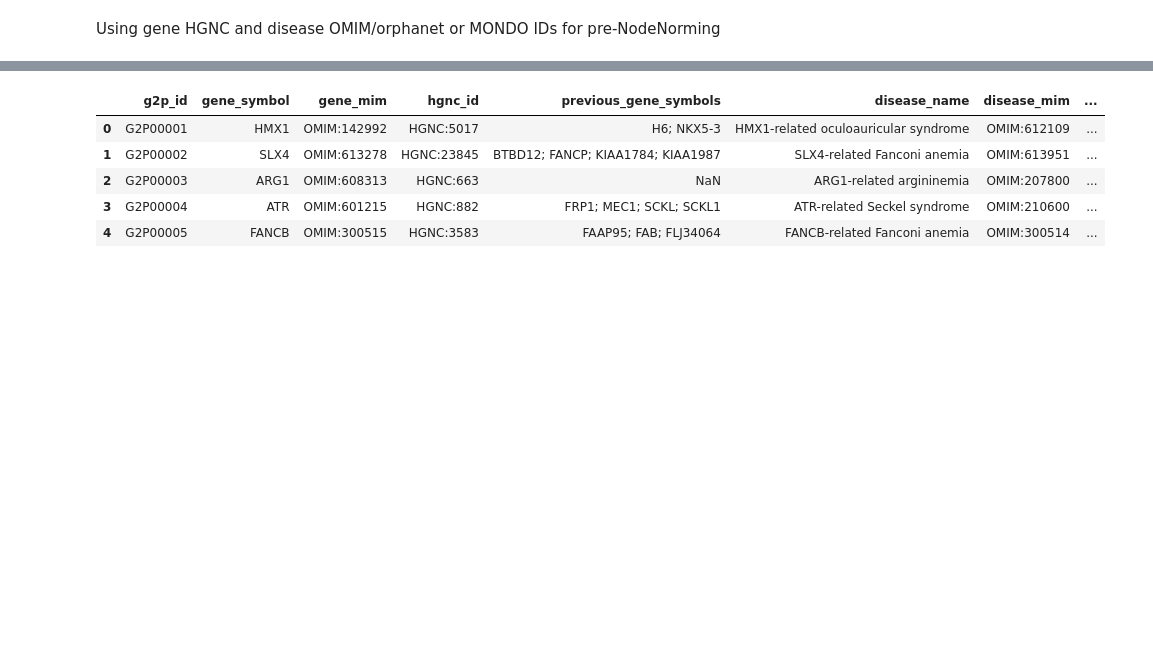
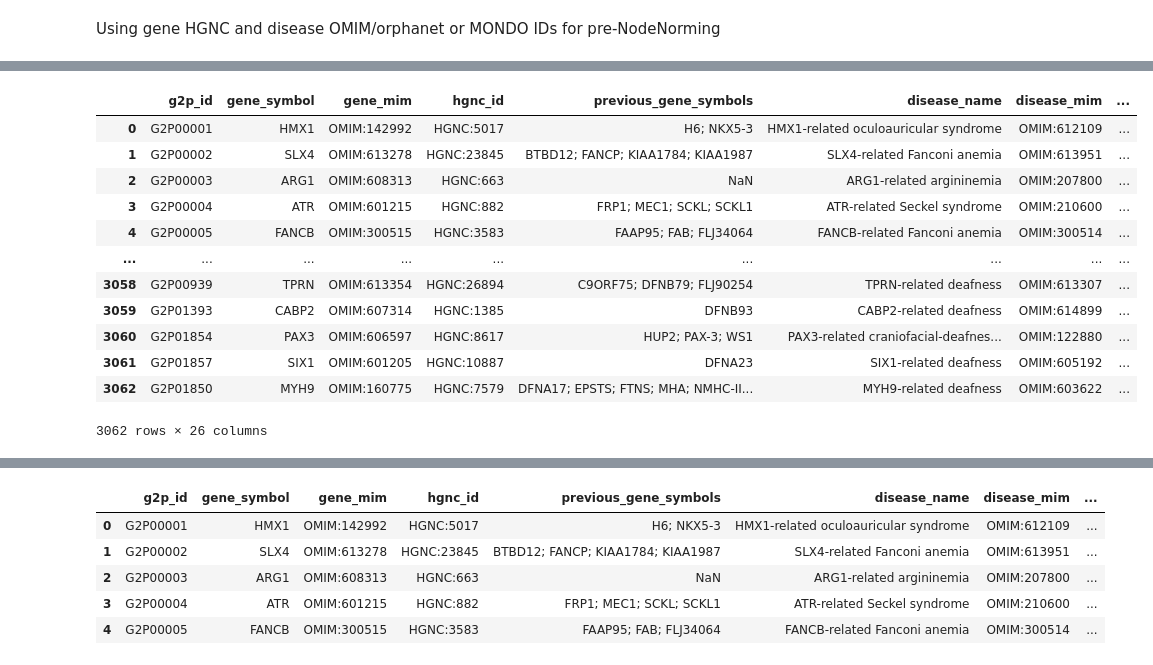
Before and after one commit to NCATSTranslator/translator-ingests, a Jupyter notebook: src/translator_ingest/ingests/gene2phenotype/parser-writing.ipynb, the cells around one changed output, grey strips where cells are left out. Cells and saved outputs as stored; diff of their text form; code cells hidden in the pictures; blank space fills up the shorter version.

```diff
--- a/src/translator_ingest/ingests/gene2phenotype/parser-writing.ipynb
+++ b/src/translator_ingest/ingests/gene2phenotype/parser-writing.ipynb
@@ -1523 +1563,5 @@ no ID rows: 229
 True
+# %%
+df.dropna(subset="disease_original_id", inplace=True, ignore_index=True)
+# %%
+df = df[~ (df["disease_mim"] == "OMIM:188400")]
@@ -1523,0 +1588,16 @@ True
+# %%
+df
+# %% [output]
+|  | g2p_id | gene_symbol | gene_mim | hgnc_id | previous_gene_symbols | disease_name | disease_mim | ... |
+| 0 | G2P00001 | HMX1 | OMIM:142992 | HGNC:5017 | H6; NKX5-3 | HMX1-related oculoauricular syndrome | OMIM:612109 | ... |
+| 1 | G2P00002 | SLX4 | OMIM:613278 | HGNC:23845 | BTBD12; FANCP; KIAA1784; KIAA1987 | SLX4-related Fanconi anemia | OMIM:613951 | ... |
+| 2 | G2P00003 | ARG1 | OMIM:608313 | HGNC:663 | NaN | ARG1-related argininemia | OMIM:207800 | ... |
+| 3 | G2P00004 | ATR | OMIM:601215 | HGNC:882 | FRP1; MEC1; SCKL; SCKL1 | ATR-related Seckel syndrome | OMIM:210600 | ... |
+| 4 | G2P00005 | FANCB | OMIM:300515 | HGNC:3583 | FAAP95; FAB; FLJ34064 | FANCB-related Fanconi anemia | OMIM:300514 | ... |
+| ... | ... | ... | ... | ... | ... | ... | ... | ... |
+| 3058 | G2P00939 | TPRN | OMIM:613354 | HGNC:26894 | C9ORF75; DFNB79; FLJ90254 | TPRN-related deafness | OMIM:613307 | ... |
+| 3059 | G2P01393 | CABP2 | OMIM:607314 | HGNC:1385 | DFNB93 | CABP2-related deafness | OMIM:614899 | ... |
+| 3060 | G2P01854 | PAX3 | OMIM:606597 | HGNC:8617 | HUP2; PAX-3; WS1 | PAX3-related craniofacial-deafnes... | OMIM:122880 | ... |
+| 3061 | G2P01857 | SIX1 | OMIM:601205 | HGNC:10887 | DFNA23 | SIX1-related deafness | OMIM:605192 | ... |
+| 3062 | G2P01850 | MYH9 | OMIM:160775 | HGNC:7579 | DFNA17; EPSTS; FTNS; MHA; NMHC-II... | MYH9-related deafness | OMIM:603622 | ... |
+3062 rows × 26 columns
```
Also changed, not shown: parts of 17 cells of this notebook, 1 other file.
